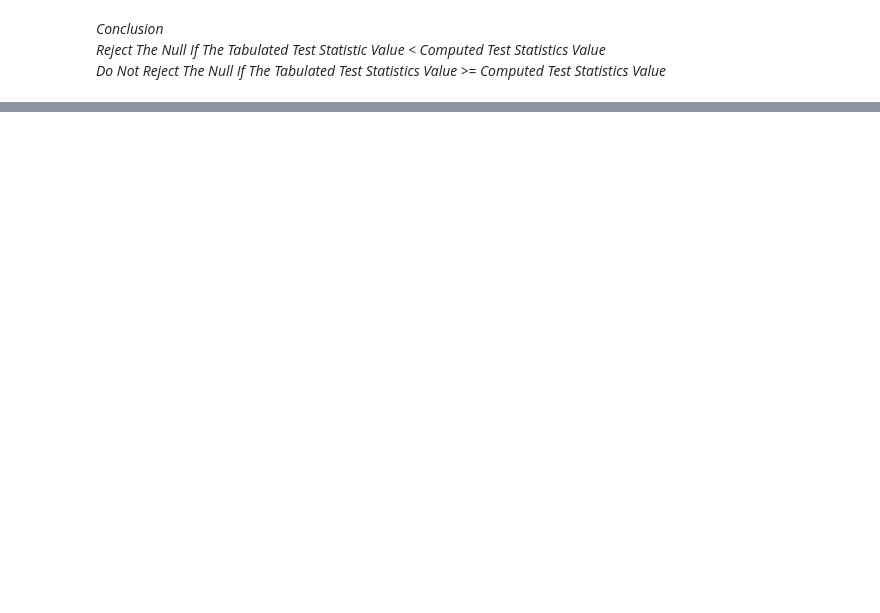
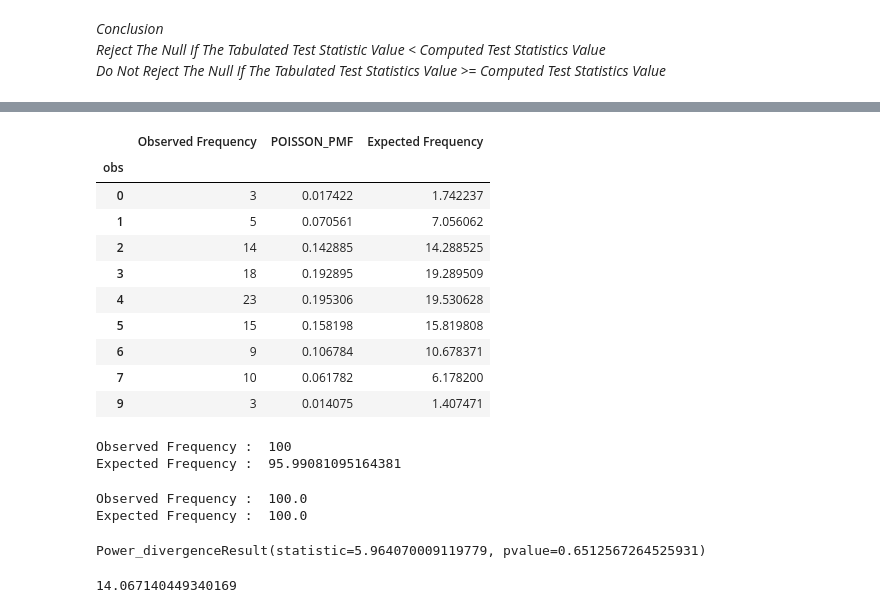
Before and after one commit to suvrat344/Statistics, a Jupyter notebook: ChiSquareGoodnessOfFitTest.ipynb, the cells around one changed output, grey strips where cells are left out. Cells and saved outputs as stored; diff of their text form; code cells hidden in the pictures; blank space fills up the shorter version.

Commit message:
Chi Square Goodness Of Fit Test

```diff
--- a/ChiSquareGoodnessOfFitTest.ipynb
+++ b/ChiSquareGoodnessOfFitTest.ipynb
@@ -141,0 +399,4 @@ chi2.ppf(0.95,len(grouped_df)-1-1)
+# %%
+# Step-1 In Chi Square Goodness Of Fit : Create Bins
+df["bins"] = pd.cut(df["obs"],bins=10)
+df
@@ -141,0 +417,5 @@ chi2.ppf(0.95,len(grouped_df)-1-1)
+# %%
+# Step-2 In Chi Square Goodness Of Fit : Count Number Of Obserations In Each Bin
+grouped_df = pd.DataFrame()
+grouped_df["Observed Frequency"] = df.groupby("obs").count()
+grouped_df
@@ -141,0 +434,5 @@ chi2.ppf(0.95,len(grouped_df)-1-1)
+# %%
+# Step-3 In Chi Square Goodness Of Fit : Determine The Expected Number Of Observations In Each Bin
+# Step3A : Determine The Poisson PMF For Each Bucket
+grouped_df["POISSON_PMF"] = poisson.pmf(k=grouped_df.index,mu=df["obs"].mean())
+grouped_df
@@ -141,0 +451,22 @@ chi2.ppf(0.95,len(grouped_df)-1-1)
+# %%
+# Step3B : Determined The Expected Frequency In Each Bucket
+grouped_df["Expected Frequency"] = grouped_df["POISSON_PMF"] * len(df)
+grouped_df
+# %% [output]
+|  | Observed Frequency | POISSON_PMF | Expected Frequency |
+| obs |  |  |  |
+| 0 | 3 | 0.017422 | 1.742237 |
+| 1 | 5 | 0.070561 | 7.056062 |
+| 2 | 14 | 0.142885 | 14.288525 |
+| 3 | 18 | 0.192895 | 19.289509 |
+| 4 | 23 | 0.195306 | 19.530628 |
+| 5 | 15 | 0.158198 | 15.819808 |
+| 6 | 9 | 0.106784 | 10.678371 |
+| 7 | 10 | 0.061782 | 6.178200 |
+| 9 | 3 | 0.014075 | 1.407471 |
+# %%
+print("Observed Frequency : ",grouped_df["Observed Frequency"].sum())
+print("Expected Frequency : ",grouped_df["Expected Frequency"].sum())
+# %% [output]
+Observed Frequency :  100
+Expected Frequency :  95.99081095164381
@@ -141,0 +477,16 @@ chi2.ppf(0.95,len(grouped_df)-1-1)
+# %%
+print("Observed Frequency : ",grouped_df["Observed Frequency"].sum())
+print("Expected Frequency : ",grouped_df["Expected Frequency"].sum())
+# %% [output]
+Observed Frequency :  100.0
+Expected Frequency :  100.0
+# %%
+# Step-4A In Chi Square Goodness Of Square Fit : Determine The Test Statistics And P-value
+chisquare(grouped_df["Observed Frequency"],grouped_df["Expected Frequency"])
+# %% [output]
+Power_divergenceResult(statistic=5.964070009119779, pvalue=0.6512567264525931)
+# %%
+# Step-4B In Chi Square Goodness Of Square Fit : Determine The Tabulated Value Of The Test Statistics
+chi2.ppf(0.95,len(grouped_df)-1-1)
+# %% [output]
+14.067140449340169
```
Also changed, not shown: parts of 44 cells of this notebook.
